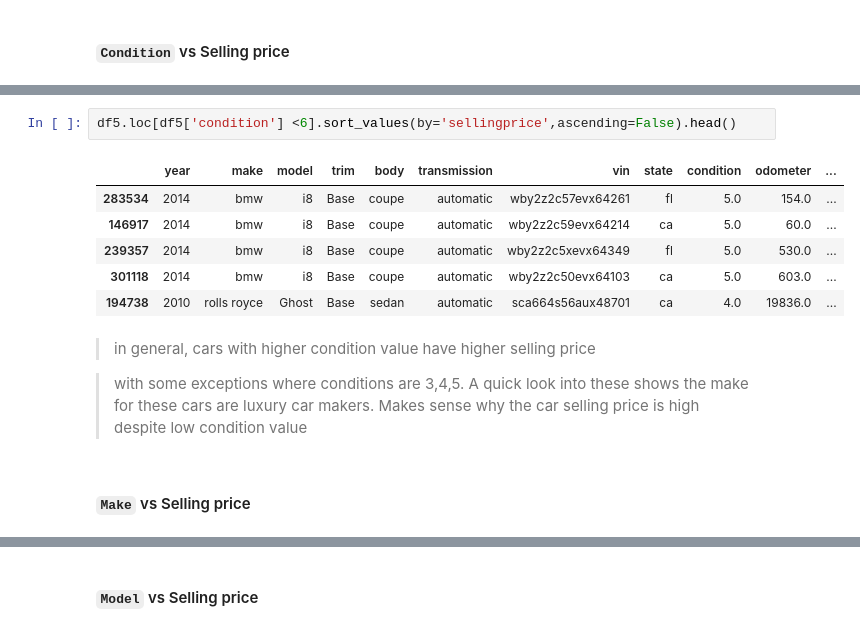
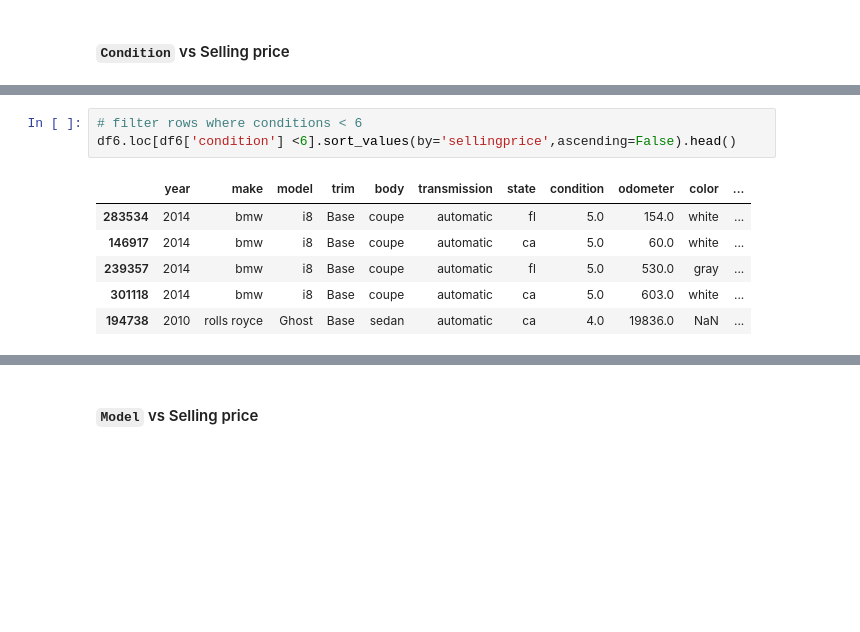
Before and after one commit to aprilhong/vehiclesales, a Jupyter notebook: Vehicle_DA.ipynb, the cells around one changed output, grey strips where cells are left out. Saved outputs shown, nothing was run; the diff lists cells and outputs as text; blank space fills up the shorter version.

```diff
--- a/Vehicle_DA.ipynb
+++ b/Vehicle_DA.ipynb
@@ -1910,15 +1741,10 @@ plt.show()
 # %%
-df5.loc[df5['condition'] <6].sort_values(by='sellingprice',ascending=False).head()
+# filter rows where conditions < 6
+df6.loc[df6['condition'] <6].sort_values(by='sellingprice',ascending=False).head()
 # %% [output]
-|  | year | make | model | trim | body | transmission | vin | state | condition | odometer | ... |
-| 283534 | 2014 | bmw | i8 | Base | coupe | automatic | wby2z2c57evx64261 | fl | 5.0 | 154.0 | ... |
-| 146917 | 2014 | bmw | i8 | Base | coupe | automatic | wby2z2c59evx64214 | ca | 5.0 | 60.0 | ... |
-| 239357 | 2014 | bmw | i8 | Base | coupe | automatic | wby2z2c5xevx64349 | fl | 5.0 | 530.0 | ... |
-| 301118 | 2014 | bmw | i8 | Base | coupe | automatic | wby2z2c50evx64103 | ca | 5.0 | 603.0 | ... |
-| 194738 | 2010 | rolls royce | Ghost | Base | sedan | automatic | sca664s56aux48701 | ca | 4.0 | 19836.0 | ... |
+|  | year | make | model | trim | body | transmission | state | condition | odometer | color | ... |
+| 283534 | 2014 | bmw | i8 | Base | coupe | automatic | fl | 5.0 | 154.0 | white | ... |
+| 146917 | 2014 | bmw | i8 | Base | coupe | automatic | ca | 5.0 | 60.0 | white | ... |
+| 239357 | 2014 | bmw | i8 | Base | coupe | automatic | fl | 5.0 | 530.0 | gray | ... |
+| 301118 | 2014 | bmw | i8 | Base | coupe | automatic | ca | 5.0 | 603.0 | white | ... |
+| 194738 | 2010 | rolls royce | Ghost | Base | sedan | automatic | ca | 4.0 | 19836.0 | NaN | ... |
-# %% [markdown]
-> in general, cars with higher condition value have higher selling price
-
-> with some exceptions where conditions are 3,4,5. A quick look into these shows the make for these cars are luxury car makers. Makes sense why the car selling price is high despite low condition value
-# %% [markdown]
-#### `Make` vs Selling price
```
Also changed, not shown: parts of 179 cells of this notebook.
